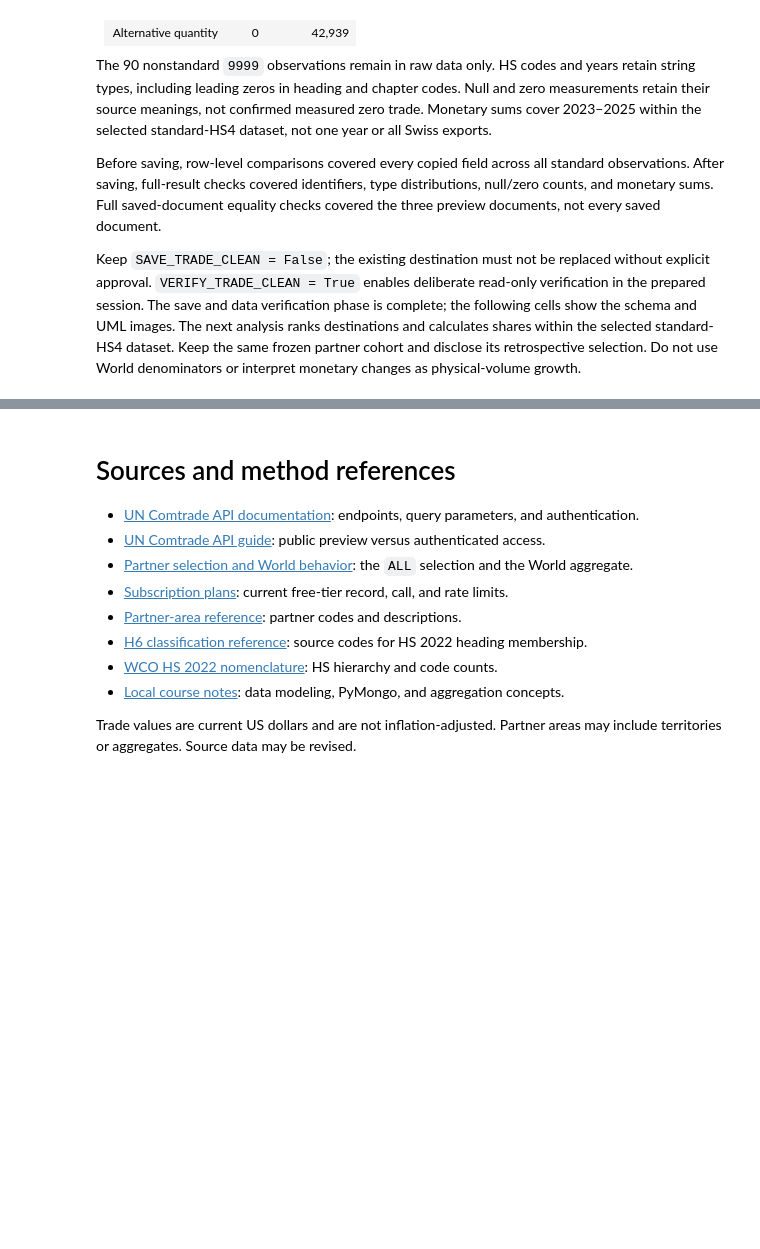
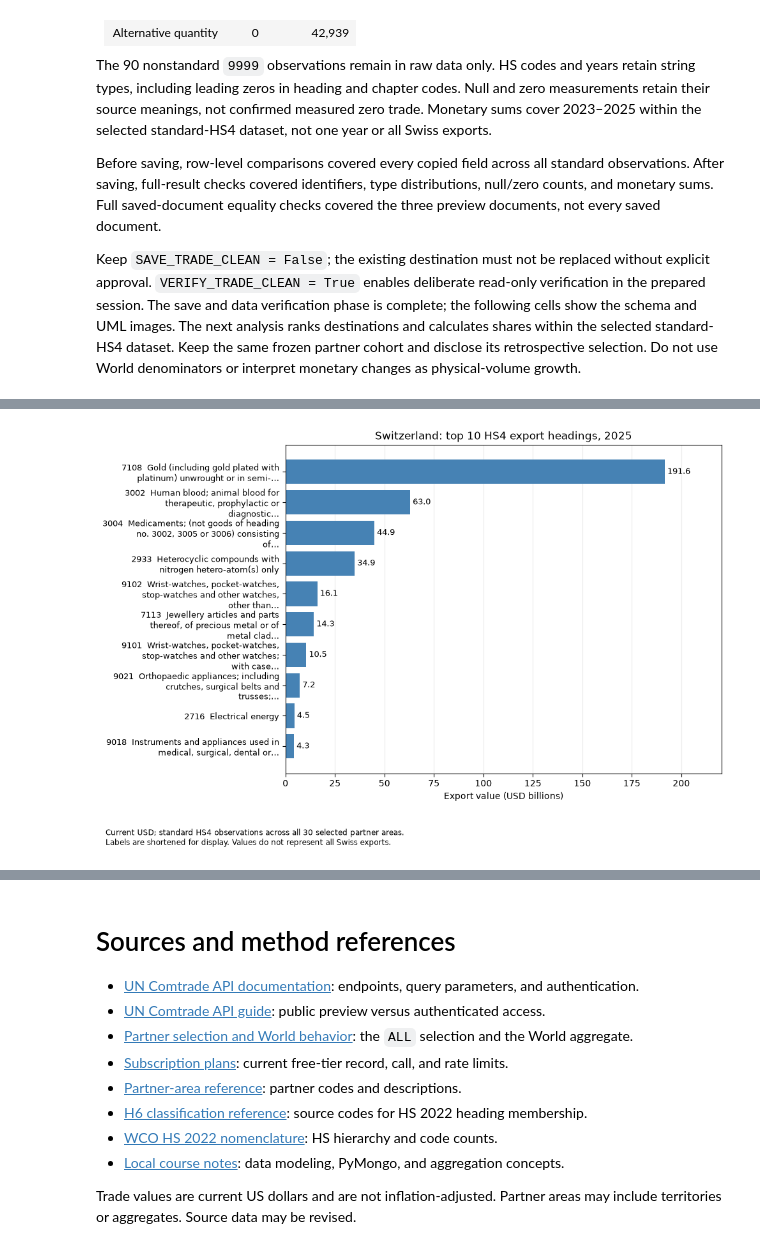
Before and after one commit to dydy2010/UN_comtrade_mongodb_analysis, a Jupyter notebook: UN_Comtrade_V2.ipynb, the cells around one changed output, grey strips where cells are left out. Drawn from its saved outputs; the diff is of its cells as text; code cells hidden in the pictures; blank space fills up the shorter version.

```diff
--- a/UN_Comtrade_V2.ipynb
+++ b/UN_Comtrade_V2.ipynb
@@ -2695,0 +3091,32 @@ These shares describe the selected standard-HS4 dataset, not all Swiss exports.
+# %%
+if ANALYZE_HS4_2025:
+    import matplotlib.pyplot as plt
+    from textwrap import fill, shorten
+
+    if not hs4_2025_checked:
+        raise ValueError("Run the HS4 ranking cell successfully before plotting.")
+    hs4_plot_labels = [
+        code + "  " + fill(shorten(description, width=74, placeholder="…"), width=35)
+        for code, description in zip(top10_hs4["hsCode"], top10_hs4["description"])
+    ]
+    fig_hs4_2025, ax_hs4_2025 = plt.subplots(figsize=(10, 6.7))
+    hs4_bars = ax_hs4_2025.barh(hs4_plot_labels, top10_hs4["valueUSDbn"], color="steelblue")
+    ax_hs4_2025.invert_yaxis()
+    ax_hs4_2025.bar_label(hs4_bars, fmt="%.1f", padding=3, fontsize=9)
+    ax_hs4_2025.set_title("Switzerland: top 10 HS4 export headings, 2025")
+    ax_hs4_2025.set_xlabel("Export value (USD billions)")
+    ax_hs4_2025.tick_params(axis="y", labelsize=9)
+    ax_hs4_2025.margins(x=0.15)
+    ax_hs4_2025.set_xlim(left=0)
+    ax_hs4_2025.set_axisbelow(True)
+    ax_hs4_2025.grid(axis="x", alpha=0.25)
+    fig_hs4_2025.text(
+        0.02, 0.01,
+        "Current USD; standard HS4 observations across all 30 selected partner areas.\n"
+        "Labels are shortened for display. Values do not represent all Swiss exports.",
+        fontsize=8.5
+    )
+    fig_hs4_2025.tight_layout(rect=(0, 0.09, 1, 1))
+    plt.show()
+# %% [output]
+[figure, added]
```
Also changed, not shown: parts of 23 cells of this notebook, 1 other file.
